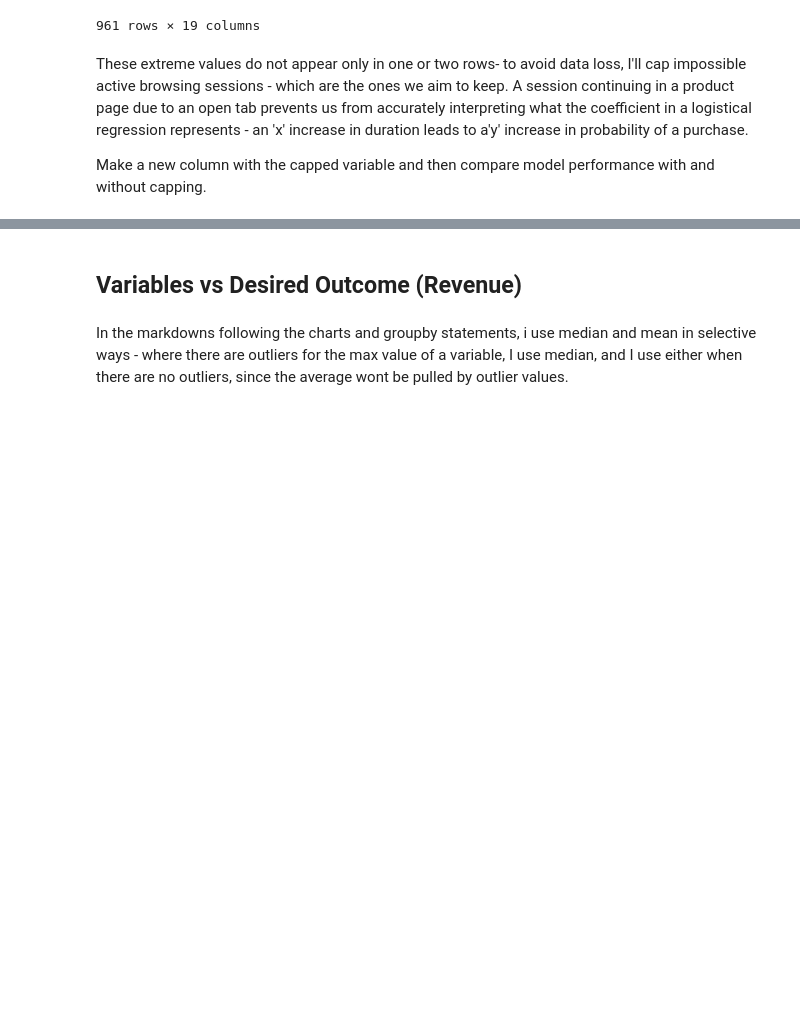
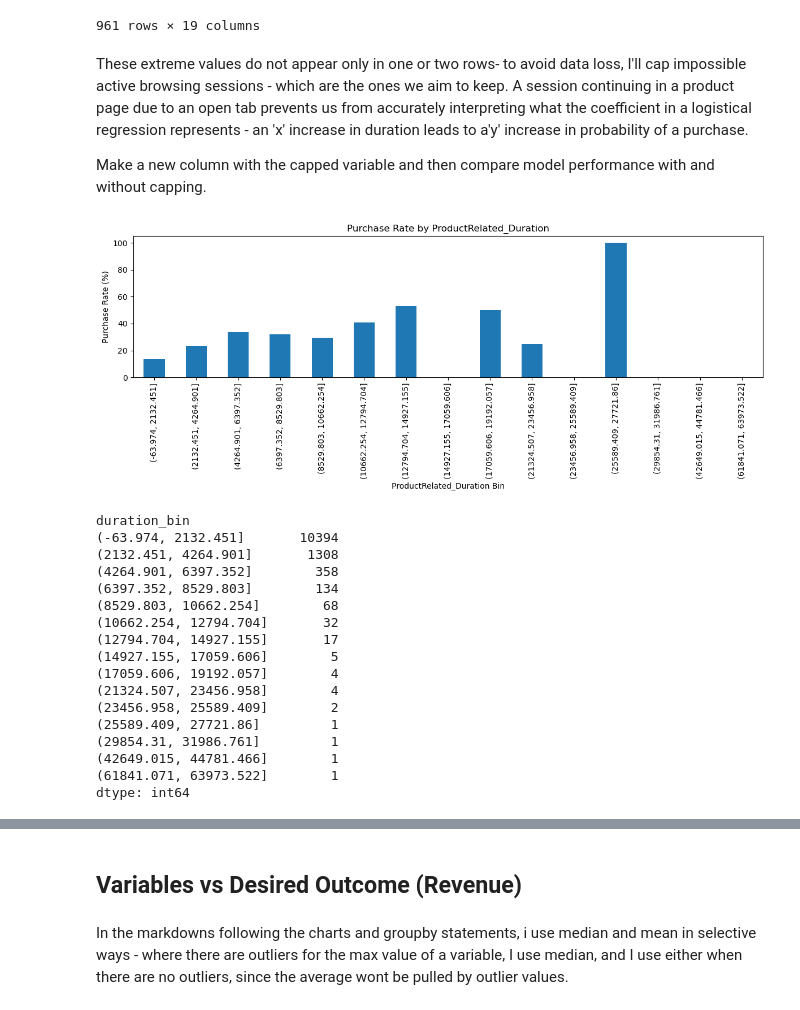
Before and after one commit to AnnaMalaschenko/Ecommerce-Shopper-Behavior, a Jupyter notebook: notebooks/anna_eda.ipynb, the cells around one changed output, grey strips where cells are left out. Drawn from its saved outputs; the diff is of its cells as text; code cells hidden in the pictures; blank space fills up the shorter version.

```diff
--- a/notebooks/anna_eda.ipynb
+++ b/notebooks/anna_eda.ipynb
@@ -283,3 +283,36 @@ These extreme values do not appear only in one or two rows- to avoid data loss,
 Make a new column with the capped variable and then compare model performance with and without capping.
 # %%
 # Decide the cap threshold by identifying the product browsing duration at which purchasing rate is not impacted.
+df['duration_bin'] = pd.cut(df['ProductRelated_Duration'], bins=30)
+
+bin_purchase_rate = df.groupby('duration_bin')['Revenue'].mean() * 100
+bin_counts = df.groupby('duration_bin').size()
+
+fig, ax = plt.subplots(figsize=(12, 5))
+bin_purchase_rate.plot(kind='bar', ax=ax)
+ax.set_ylabel('Purchase Rate (%)')
+ax.set_xlabel('ProductRelated_Duration Bin')
+plt.xticks(rotation=90)
+plt.title('Purchase Rate by ProductRelated_Duration')
+plt.tight_layout()
+plt.show()
+bin_counts
+# %% [output]
+[figure, added]
+duration_bin
+(-63.974, 2132.451]       10394
+(2132.451, 4264.901]       1308
+(4264.901, 6397.352]        358
+(6397.352, 8529.803]        134
+(8529.803, 10662.254]        68
+(10662.254, 12794.704]       32
+(12794.704, 14927.155]       17
+(14927.155, 17059.606]        5
+(17059.606, 19192.057]        4
+(21324.507, 23456.958]        4
+(23456.958, 25589.409]        2
+(25589.409, 27721.86]         1
+(29854.31, 31986.761]         1
+(42649.015, 44781.466]        1
+(61841.071, 63973.522]        1
+dtype: int64
```
Also changed, not shown: parts of 2 cells of this notebook.
